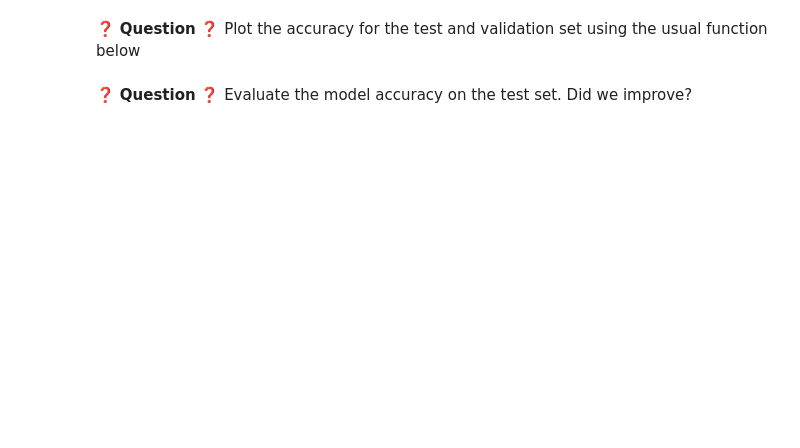
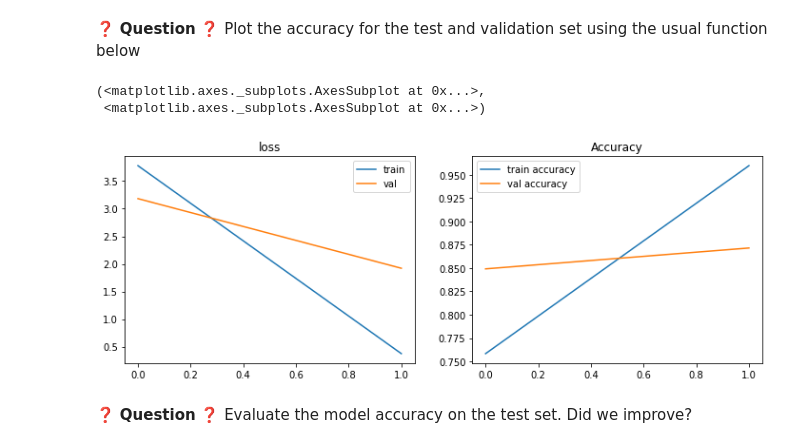
Before and after one commit to marlierecharlie/brief_23_MEDNET, a Jupyter notebook: PART1_TransfertLearning_TensorflowKeras/transfer_learning.ipynb, the cells around one changed output. Cells and saved outputs as stored; diff of their text form; code cells hidden in the pictures; blank space fills up the shorter version.

```diff
--- a/PART1_TransfertLearning_TensorflowKeras/transfer_learning.ipynb
+++ b/PART1_TransfertLearning_TensorflowKeras/transfer_learning.ipynb
@@ -291,3 +423,5 @@ def add_last_layers(model):
 ❓ **Question** ❓ Now look at the layers and parameters of your model. Note that there is a distinction, at the end, between the trainable and non-trainable parameters
 # %%
 # YOUR CODE HERE
+model= add_last_layers(model)
+model.summary()
@@ -296,8 +448,12 @@ def add_last_layers(model):
 # %%
 from tensorflow.keras import optimizers
 
-def build_model():
-    pass  # YOUR CODE HERE
+def build_model(model):
+  pass  # YOUR CODE HERE
+  optimizer = optimizers.Adam(learning_rate=1e-4)
+  model.compile(optimizer=optimizer, loss='categorical_crossentropy', metrics=['accuracy'])
+
+  return model
 # %% [markdown]
 ## 3.2 Back to the data
 
@@ -311,3 +465,9 @@ from tensorflow.keras.applications.vgg16 import preprocess_input
+# %%
+# X_train, y_train, X_val, y_val, X_test, y_test, num_classes
+
+X_train_p = preprocess_input(X_train, data_format=None)
+X_val_p = preprocess_input(X_val, data_format=None)
+X_test_p = preprocess_input(X_test, data_format=None)
 # %% [markdown]
 ## 3.3 Fit the model
 
@@ -318,0 +477,10 @@ from tensorflow.keras.applications.vgg16 import preprocess_input
+# %%
+# YOUR CODE HERE
+from tensorflow.keras.callbacks import EarlyStopping
+
+# To complete
+callback = EarlyStopping(monitor='accuracy', verbose=1, restore_best_weights=True)
+model = build_model(model)
+history = model.fit(X_train_p, y_train, batch_size=32, epochs=5, callbacks=[callback], validation_data= (X_val_p, y_val))
+
+# X_train, y_train, X_val, y_val, X_test, y_test, num_classes
@@ -341,6 +515,11 @@ def plot_history(history, title='', axs=None, exp_name=""):
     return (ax1, ax2)
 # %%
 # YOUR CODE HERE
+plot_history(history, title='', axs=None, exp_name="")
+# %% [output]
+(<matplotlib.axes._subplots.AxesSubplot at 0x...>,
+ <matplotlib.axes._subplots.AxesSubplot at 0x...>)
+[figure, added]
 # %% [markdown]
 ❓ **Question** ❓ Evaluate the model accuracy on the test set. Did we improve?
 # %%
```
Also changed, not shown: parts of 21 cells of this notebook.
